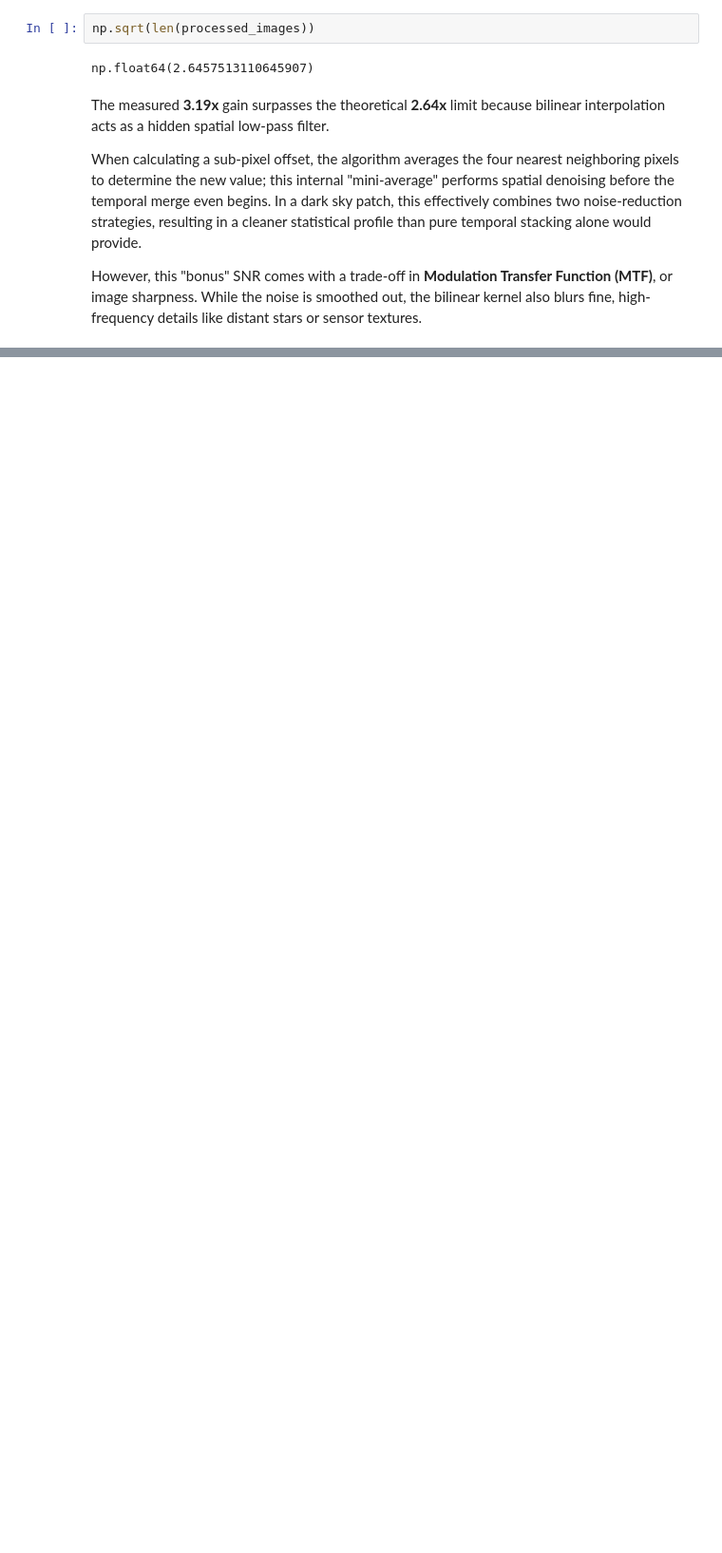
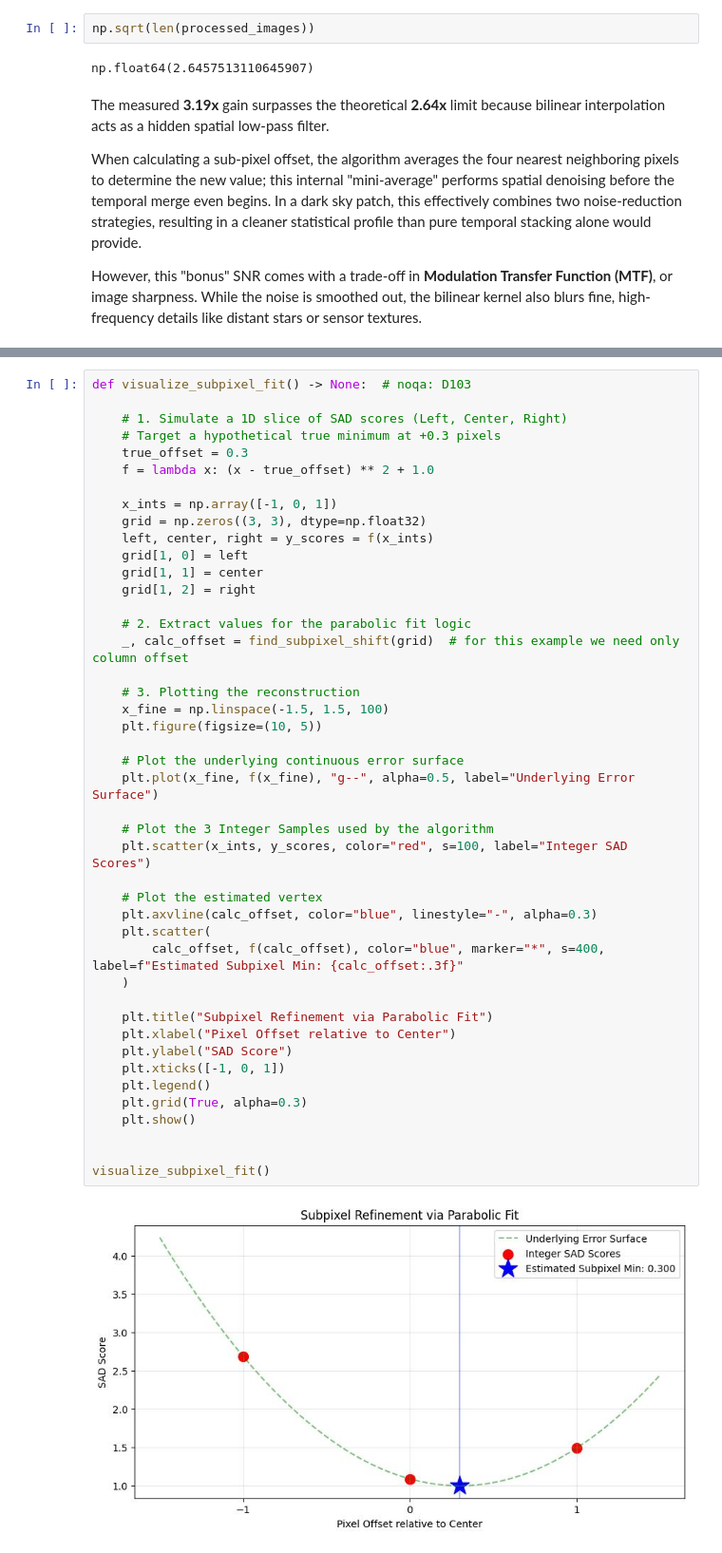
Before and after one commit to Andrei-Aksionov/ISPFoundry, a Jupyter notebook: notebooks/step_3_align_and_merge.ipynb, the cells around one changed output, grey strips where cells are left out. Shown at 95% size. Drawn from its saved outputs; the diff is of its cells as text; blank space fills up the shorter version.

```diff
--- a/notebooks/step_3_align_and_merge.ipynb
+++ b/notebooks/step_3_align_and_merge.ipynb
@@ -370,0 +645,46 @@ However, this "bonus" SNR comes with a trade-off in **Modulation Transfer Functi
+# %%
+def visualize_subpixel_fit() -> None:  # noqa: D103
+
+    # 1. Simulate a 1D slice of SAD scores (Left, Center, Right)
+    # Target a hypothetical true minimum at +0.3 pixels
+    true_offset = 0.3
+    f = lambda x: (x - true_offset) ** 2 + 1.0
+
+    x_ints = np.array([-1, 0, 1])
+    grid = np.zeros((3, 3), dtype=np.float32)
+    left, center, right = y_scores = f(x_ints)
+    grid[1, 0] = left
+    grid[1, 1] = center
+    grid[1, 2] = right
+
+    # 2. Extract values for the parabolic fit logic
+    _, calc_offset = find_subpixel_shift(grid)  # for this example we need only column offset
+
+    # 3. Plotting the reconstruction
+    x_fine = np.linspace(-1.5, 1.5, 100)
+    plt.figure(figsize=(10, 5))
+
+    # Plot the underlying continuous error surface
+    plt.plot(x_fine, f(x_fine), "g--", alpha=0.5, label="Underlying Error Surface")
+
+    # Plot the 3 Integer Samples used by the algorithm
+    plt.scatter(x_ints, y_scores, color="red", s=100, label="Integer SAD Scores")
+
+    # Plot the estimated vertex
+    plt.axvline(calc_offset, color="blue", linestyle="-", alpha=0.3)
+    plt.scatter(
+        calc_offset, f(calc_offset), color="blue", marker="*", s=400, label=f"Estimated Subpixel Min: {calc_offset:.3f}"
+    )
+
+    plt.title("Subpixel Refinement via Parabolic Fit")
+    plt.xlabel("Pixel Offset relative to Center")
+    plt.ylabel("SAD Score")
+    plt.xticks([-1, 0, 1])
+    plt.legend()
+    plt.grid(True, alpha=0.3)
+    plt.show()
+
+
+visualize_subpixel_fit()
+# %% [output]
+[figure, added]
```
Also changed, not shown: parts of 48 cells of this notebook, 2 other files.
